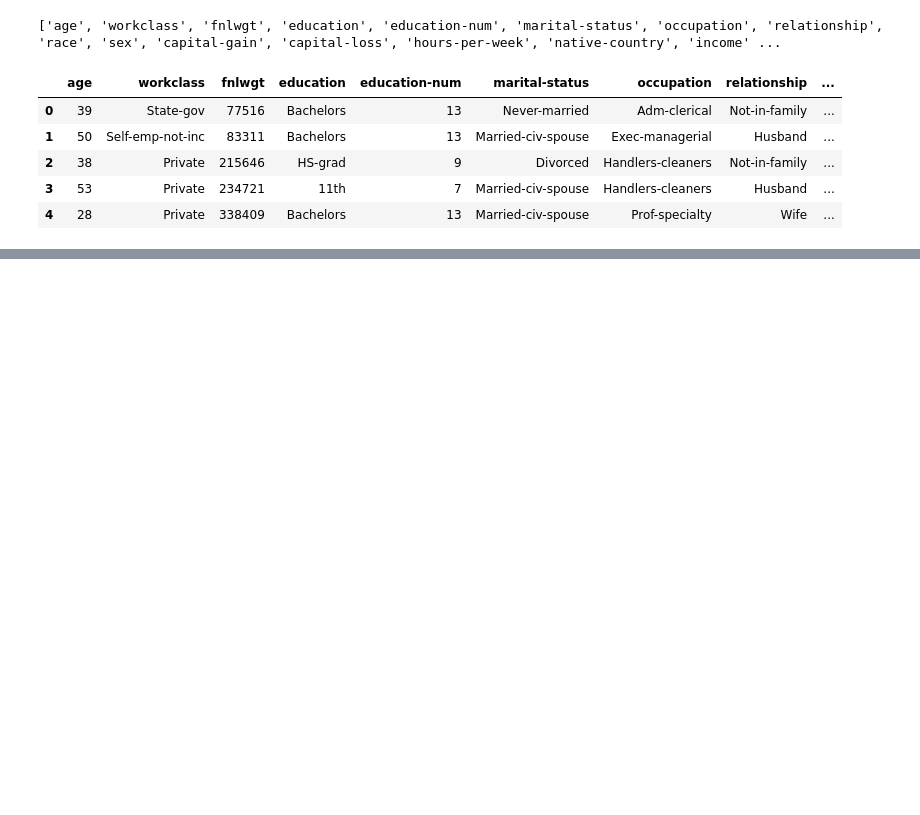
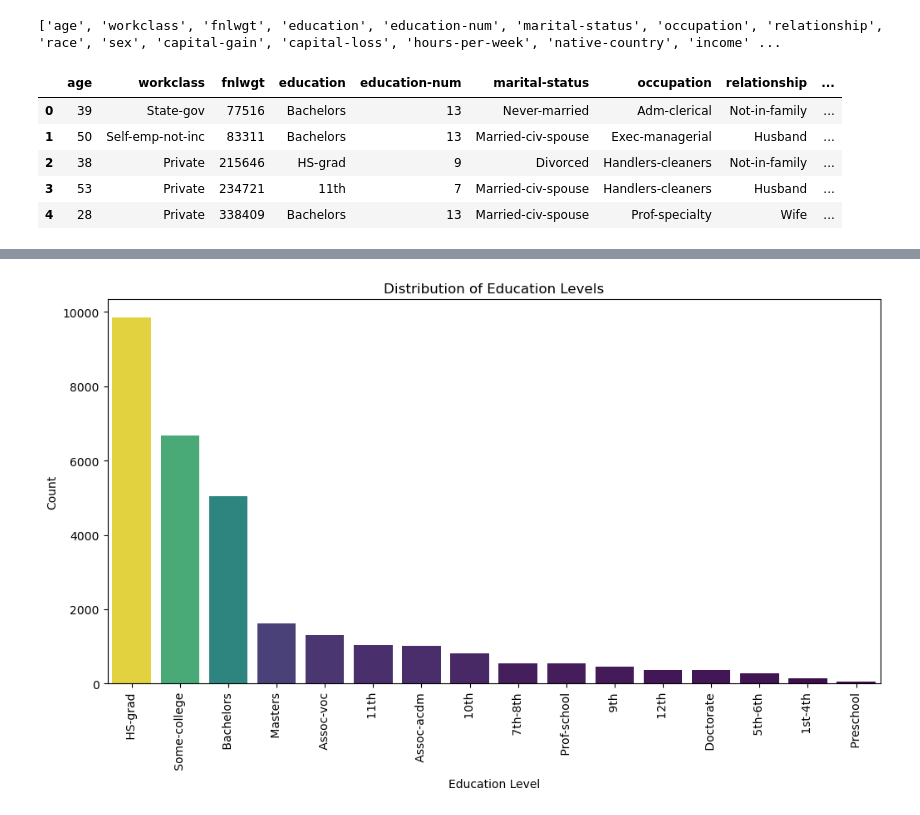
Before and after one commit to LincolnBrownBellevue/DSC550, a Jupyter notebook: Wk02/DSC550_Wk2Assignment_LincolnBrown.ipynb, the cells around one changed output, grey strips where cells are left out. Drawn from its saved outputs; the diff is of its cells as text; code cells hidden in the pictures; blank space fills up the shorter version.

```diff
--- a/Wk02/DSC550_Wk2Assignment_LincolnBrown.ipynb
+++ b/Wk02/DSC550_Wk2Assignment_LincolnBrown.ipynb
@@ -54,0 +99,4 @@ adult_df.head()
+# %%
+# Create a new copy of the dataset and replace ' ?' with np.nan
+cleaned_df = adult_df.copy()
+cleaned_df.replace(' ?', np.nan, inplace=True)
@@ -54,0 +129,3 @@ adult_df.head()
+# %%
+# Drop the NaNs
+cleaned_df.dropna(inplace=True)
@@ -54,0 +159,22 @@ adult_df.head()
+# %%
+plt.figure(figsize=(12,6))
+
+sns.barplot(x=cleaned_df['education'].value_counts().index,
+            y=cleaned_df['education'].value_counts(),
+            hue=cleaned_df['education'].value_counts(),
+            palette='viridis',
+            legend=False,
+            align='edge')
+
+# Set labels and titleå
+plt.xlabel("Education Level")
+plt.ylabel("Count")
+plt.title("Distribution of Education Levels")
+
+# Rotate x-axis labels for better readability
+plt.xticks(rotation=90)
+
+# Show the plot
+plt.show()
+# %% [output]
+[figure, added]
```
Also changed, not shown: parts of 38 cells of this notebook, 5 other files.
